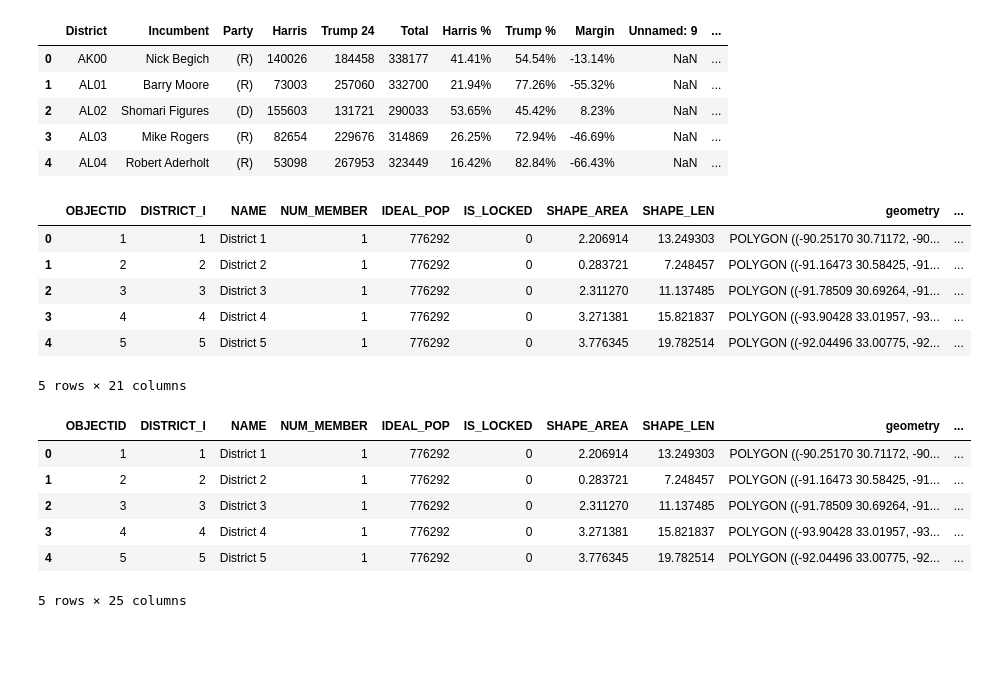
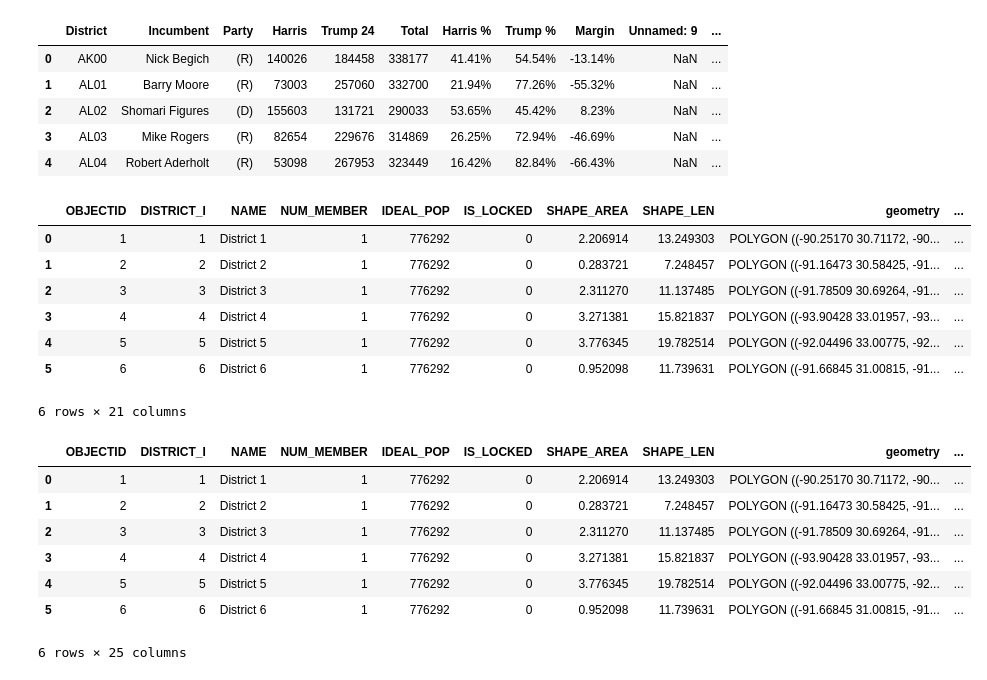
Before and after one commit to rgao/redistricting_tracker, a Jupyter notebook: etl_louisiana.ipynb, the cells around one changed output. Cells and saved outputs as stored; diff of their text form; code cells hidden in the pictures; blank space fills up the shorter version.

```diff
--- a/etl_louisiana.ipynb
+++ b/etl_louisiana.ipynb
@@ -64,27 +65,28 @@ pres2024.head()
 # %%
 # Filter rows starting with "ABC" and select specific columns
 # Ensure column names match your CSV file exactly
 columns_to_keep = ['District', 'Harris', 'Trump 24', 'Total',
        'Harris %', 'Trump %', 'Margin']
 
 rowsLA = pres2024['District'].str.startswith('LA', na=False)
 districts_LA = pres2024.loc[rowsLA, columns_to_keep].copy()
 
 # Reset the CSV index to 0-5 so it aligns by position with the Shapefile
 # drop=True removes the old 173-178 numbers so they don't become a new column
 districts_LA.reset_index(drop=True, inplace=True)
 
 # Integrate the datasets using a common identifier
 merged_gdf = district_gdf.merge(districts_LA, left_index=True, right_index=True, how='inner')
-merged_gdf.head()
+merged_gdf.head(6)
 # %% [output]
 |  | OBJECTID | DISTRICT_I | NAME | NUM_MEMBER | IDEAL_POP | IS_LOCKED | SHAPE_AREA | SHAPE_LEN | geometry | ... |
 | 0 | 1 | 1 | District 1 | 1 | 776292 | 0 | 2.206914 | 13.249303 | POLYGON ((-90.25170 30.71172, -90... | ... |
 | 1 | 2 | 2 | District 2 | 1 | 776292 | 0 | 0.283721 | 7.248457 | POLYGON ((-91.16473 30.58425, -91... | ... |
 | 2 | 3 | 3 | District 3 | 1 | 776292 | 0 | 2.311270 | 11.137485 | POLYGON ((-91.78509 30.69264, -91... | ... |
 | 3 | 4 | 4 | District 4 | 1 | 776292 | 0 | 3.271381 | 15.821837 | POLYGON ((-93.90428 33.01957, -93... | ... |
 | 4 | 5 | 5 | District 5 | 1 | 776292 | 0 | 3.776345 | 19.782514 | POLYGON ((-92.04496 33.00775, -92... | ... |
+| 5 | 6 | 6 | District 6 | 1 | 776292 | 0 | 0.952098 | 11.739631 | POLYGON ((-91.66845 31.00815, -91... | ... |
-5 rows × 21 columns
+6 rows × 21 columns
 # %%
 # create new column showing the margin shift for new boundaries
 margin_24 = merged_gdf['Margin'].str.rstrip('%').astype(float) / 100
@@ -95,7 +97,7 @@ margin_cols = ['Margin New', 'Margin Shift']
 merged_gdf[['Margin New %', 'Margin Shift %']] = merged_gdf[margin_cols].map('{:.2%}'.format)
 merged_gdf['Margin Float'] = merged_gdf['Margin'].str.rstrip('%').astype(float) / 100
 
-merged_gdf.head()
+merged_gdf.head(6)
 # %% [output]
 |  | OBJECTID | DISTRICT_I | NAME | NUM_MEMBER | IDEAL_POP | IS_LOCKED | SHAPE_AREA | SHAPE_LEN | geometry | ... |
 | 0 | 1 | 1 | District 1 | 1 | 776292 | 0 | 2.206914 | 13.249303 | POLYGON ((-90.25170 30.71172, -90... | ... |
@@ -103,7 +105,8 @@ merged_gdf.head()
 | 2 | 3 | 3 | District 3 | 1 | 776292 | 0 | 2.311270 | 11.137485 | POLYGON ((-91.78509 30.69264, -91... | ... |
 | 3 | 4 | 4 | District 4 | 1 | 776292 | 0 | 3.271381 | 15.821837 | POLYGON ((-93.90428 33.01957, -93... | ... |
 | 4 | 5 | 5 | District 5 | 1 | 776292 | 0 | 3.776345 | 19.782514 | POLYGON ((-92.04496 33.00775, -92... | ... |
+| 5 | 6 | 6 | District 6 | 1 | 776292 | 0 | 0.952098 | 11.739631 | POLYGON ((-91.66845 31.00815, -91... | ... |
-5 rows × 25 columns
+6 rows × 25 columns
 # %%
 # remove unnecessary columns
 cols_to_drop = ['OBJECTID', 'NAME', 'NUM_MEMBER', 'IDEAL_POP', 'IS_LOCKED']
```
Also changed, not shown: parts of 4 cells of this notebook.
